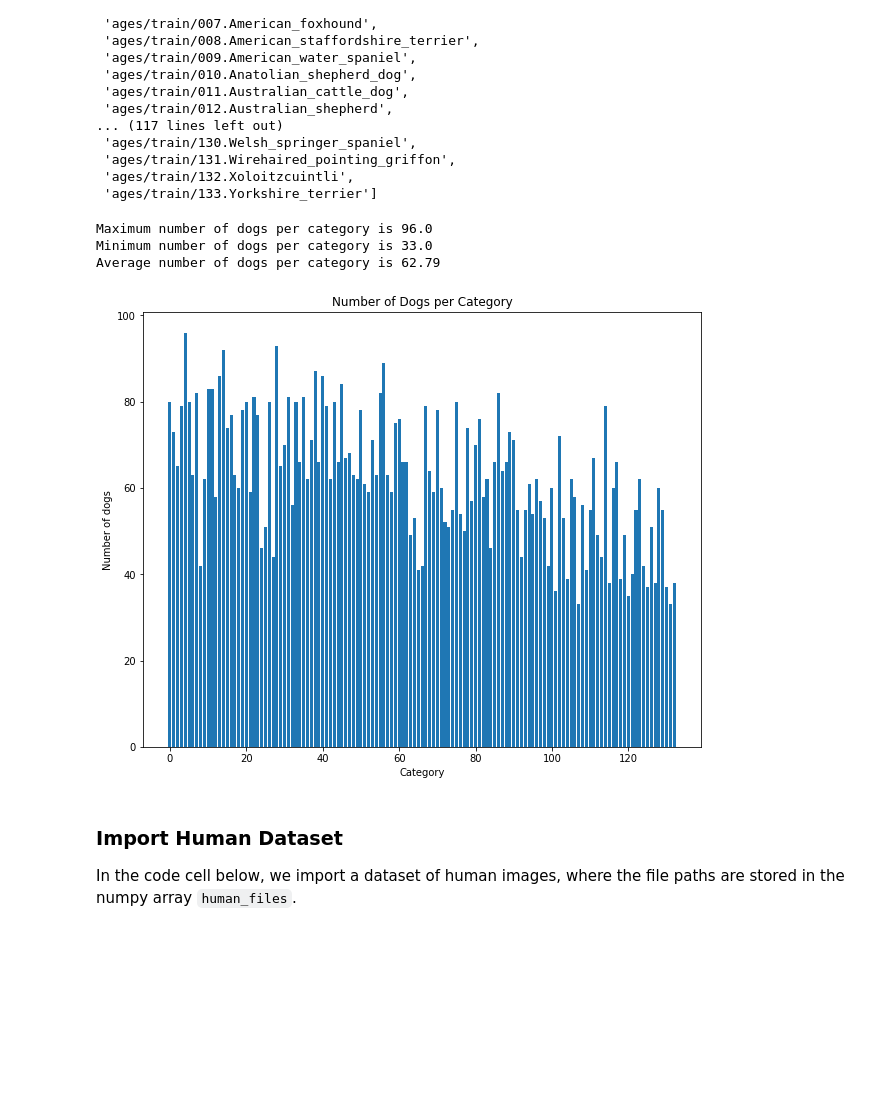
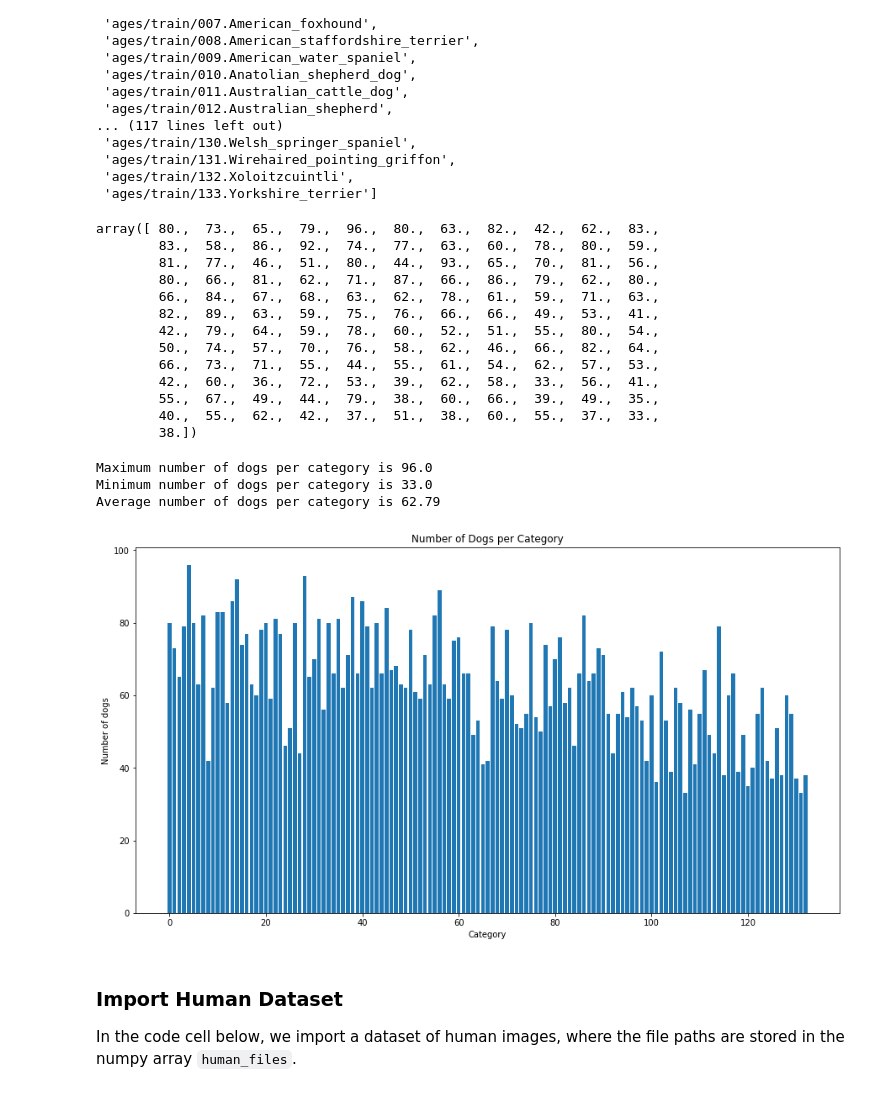
Before and after one commit to agpt8/identify-dogs, a Jupyter notebook: dog_app.ipynb, the cells around one changed output. Drawn from its saved outputs; the diff is of its cells as text; code cells hidden in the pictures; blank space fills up the shorter version.

```diff
--- a/dog_app.ipynb
+++ b/dog_app.ipynb
@@ -131,9 +126,25 @@ dog_names
  'ages/train/133.Yorkshire_terrier']
 # %%
 # Concatenate training, testing, and validation datasets
-targets = np.concatenate((test_targets, train_targets, valid_targets), axis=0)
-# Number of dogs per category
-num_per_breed = targets.sum(axis=0)
+targets = np.concatenate((test_targets, train_targets, valid_targets))
+# %%
+# Number of dogs per category
+num_per_breed = targets.sum(axis=0)
+num_per_breed
+# %% [output]
+array([ 80.,  73.,  65.,  79.,  96.,  80.,  63.,  82.,  42.,  62.,  83.,
+        83.,  58.,  86.,  92.,  74.,  77.,  63.,  60.,  78.,  80.,  59.,
+        81.,  77.,  46.,  51.,  80.,  44.,  93.,  65.,  70.,  81.,  56.,
+        80.,  66.,  81.,  62.,  71.,  87.,  66.,  86.,  79.,  62.,  80.,
+        66.,  84.,  67.,  68.,  63.,  62.,  78.,  61.,  59.,  71.,  63.,
+        82.,  89.,  63.,  59.,  75.,  76.,  66.,  66.,  49.,  53.,  41.,
+        42.,  79.,  64.,  59.,  78.,  60.,  52.,  51.,  55.,  80.,  54.,
+        50.,  74.,  57.,  70.,  76.,  58.,  62.,  46.,  66.,  82.,  64.,
+        66.,  73.,  71.,  55.,  44.,  55.,  61.,  54.,  62.,  57.,  53.,
+        42.,  60.,  36.,  72.,  53.,  39.,  62.,  58.,  33.,  56.,  41.,
+        55.,  67.,  49.,  44.,  79.,  38.,  60.,  66.,  39.,  49.,  35.,
+        40.,  55.,  62.,  42.,  37.,  51.,  38.,  60.,  55.,  37.,  33.,
+        38.])
 # %%
 print(f'Maximum number of dogs per category is {num_per_breed.max()}' )
 print(f'Minimum number of dogs per category is {num_per_breed.min()}' )
@@ -145,15 +156,15 @@ Average number of dogs per category is 62.79
 # %%
 # Plot the number of dogs per category
 import matplotlib.pyplot as plt
 %matplotlib inline
 
-plt.figure(figsize=[10,8])
-plt.bar(x=range(0,133), height=targets.sum(axis=0))
+plt.figure(figsize=[15,8])
+plt.bar(x=range(0,133), height=num_per_breed)
 plt.xlabel('Category')
 plt.ylabel('Number of dogs')
 plt.title('Number of Dogs per Category');
 # %% [output]
-[figure, old version]
+[figure, new version]
 # %% [markdown]
 ### Import Human Dataset
 
```
Also changed, not shown: parts of 20 cells of this notebook, 2 other files.
